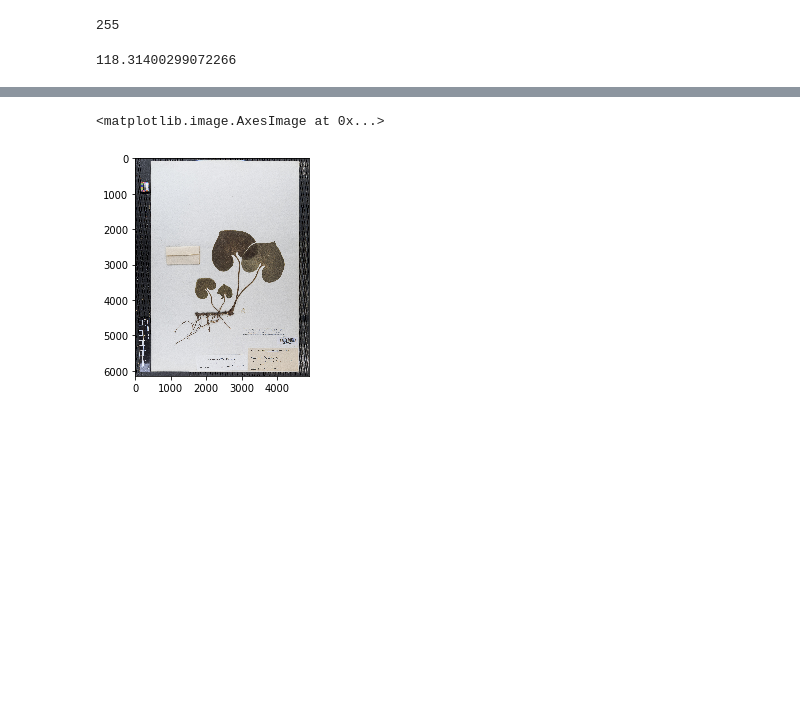
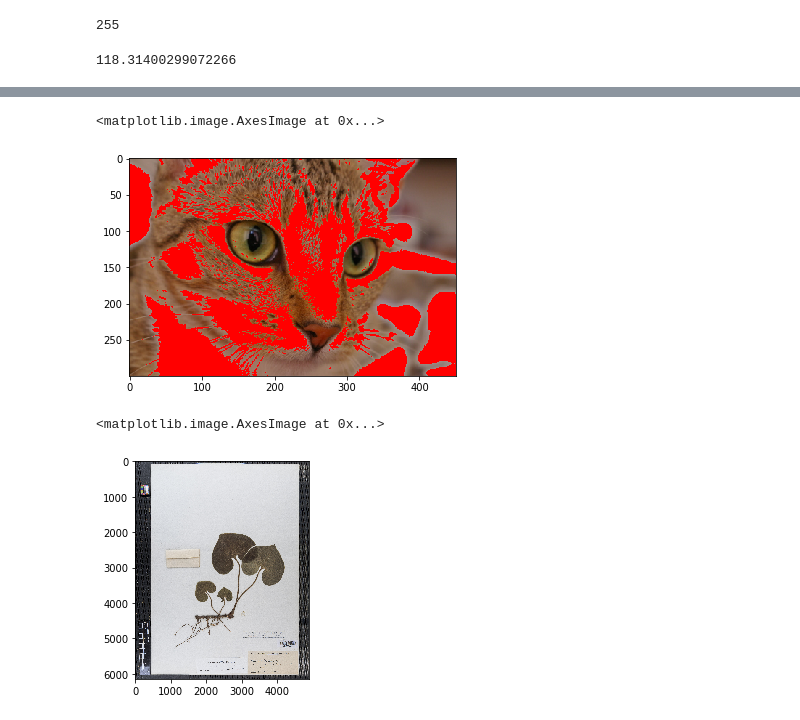
Before and after one commit to anna5hwang/SeniorProj, a Jupyter notebook: leaf-test/leaf-test.ipynb, the cells around one changed output, grey strips where cells are left out. Cells and saved outputs as stored; diff of their text form; code cells hidden in the pictures; blank space fills up the shorter version.

```diff
--- a/leaf-test/leaf-test.ipynb
+++ b/leaf-test/leaf-test.ipynb
@@ -55,3 +63,12 @@ camera.mean()
+# %%
+# choosing all pixels that have a red signal and
+# just emphasizing that red color
+mask = cat[:, :, 0] > 160
+red_cat[mask] = [255, 0, 0]
+plt.imshow(red_cat)
+# %% [output]
+<matplotlib.image.AxesImage at 0x...>
+[figure, added]
 # %%
 from skimage import io
 
```
Also changed, not shown: parts of 6 cells of this notebook.
